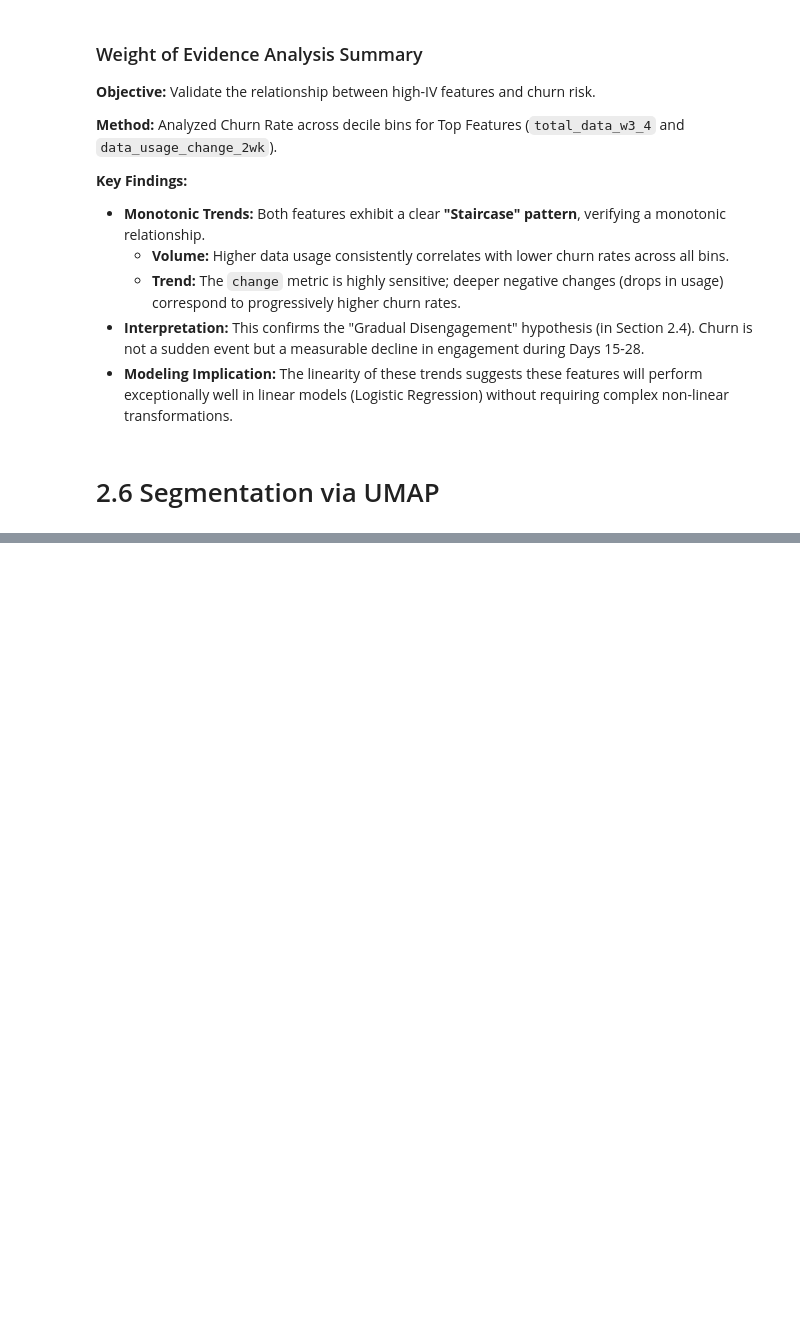
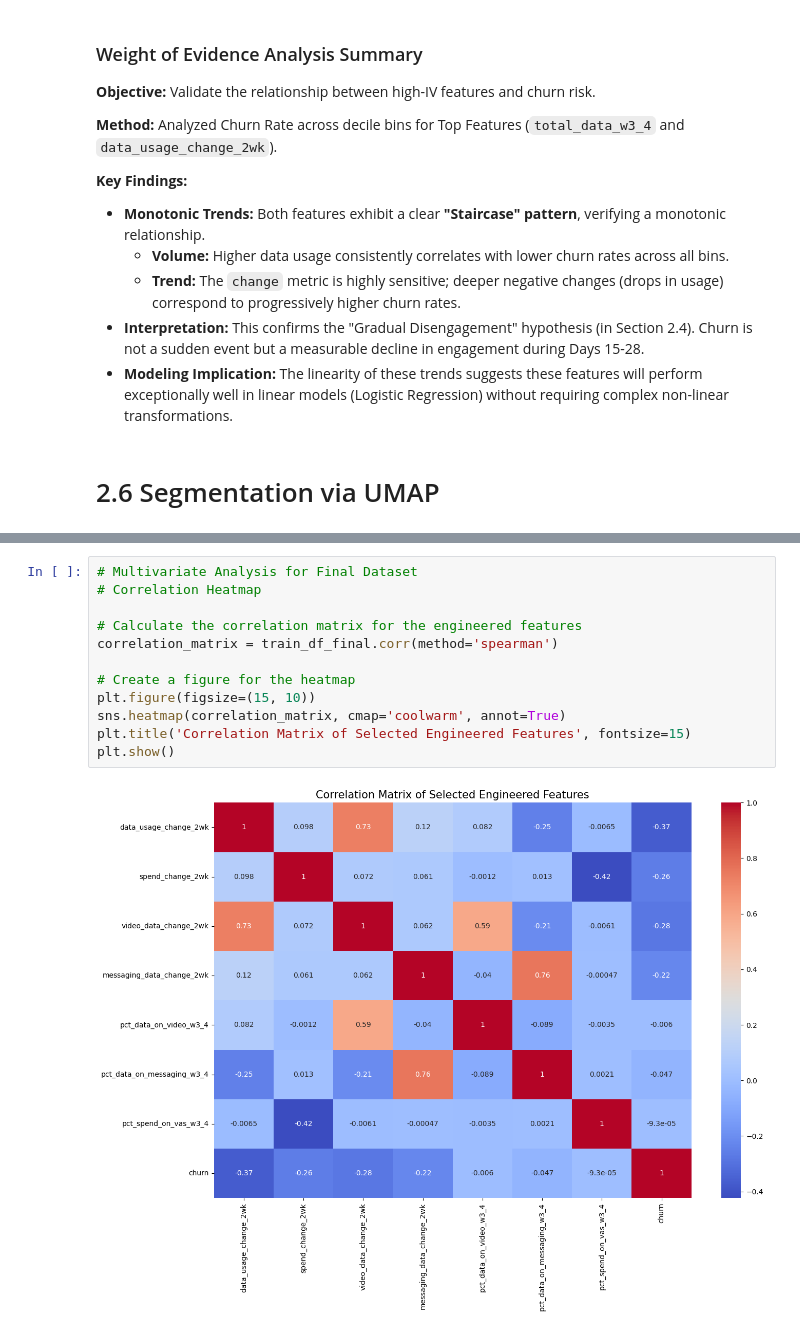
Before and after one commit to tejakusumah-y2008hub/telco-customer-churn-prediction, a Jupyter notebook: notebooks/2.0-yusuftejakusumah-exploratory-data-analysis.ipynb, the cells around one changed output, grey strips where cells are left out. Drawn from its saved outputs; the diff is of its cells as text; blank space fills up the shorter version.

```diff
--- a/notebooks/2.0-yusuftejakusumah-exploratory-data-analysis.ipynb
+++ b/notebooks/2.0-yusuftejakusumah-exploratory-data-analysis.ipynb
@@ -508,0 +780,14 @@ Using Top 20 Features: ['total_data_w3_4', 'data_usage_change_2wk', 'usage_app_f
+# %%
+# Multivariate Analysis for Final Dataset
+# Correlation Heatmap
+
+# Calculate the correlation matrix for the engineered features
+correlation_matrix = train_df_final.corr(method='spearman')
+
+# Create a figure for the heatmap
+plt.figure(figsize=(15, 10))
+sns.heatmap(correlation_matrix, cmap='coolwarm', annot=True)
+plt.title('Correlation Matrix of Selected Engineered Features', fontsize=15)
+plt.show()
+# %% [output]
+[figure, added]
```
Also changed, not shown: parts of 26 cells of this notebook, 5 other files.
